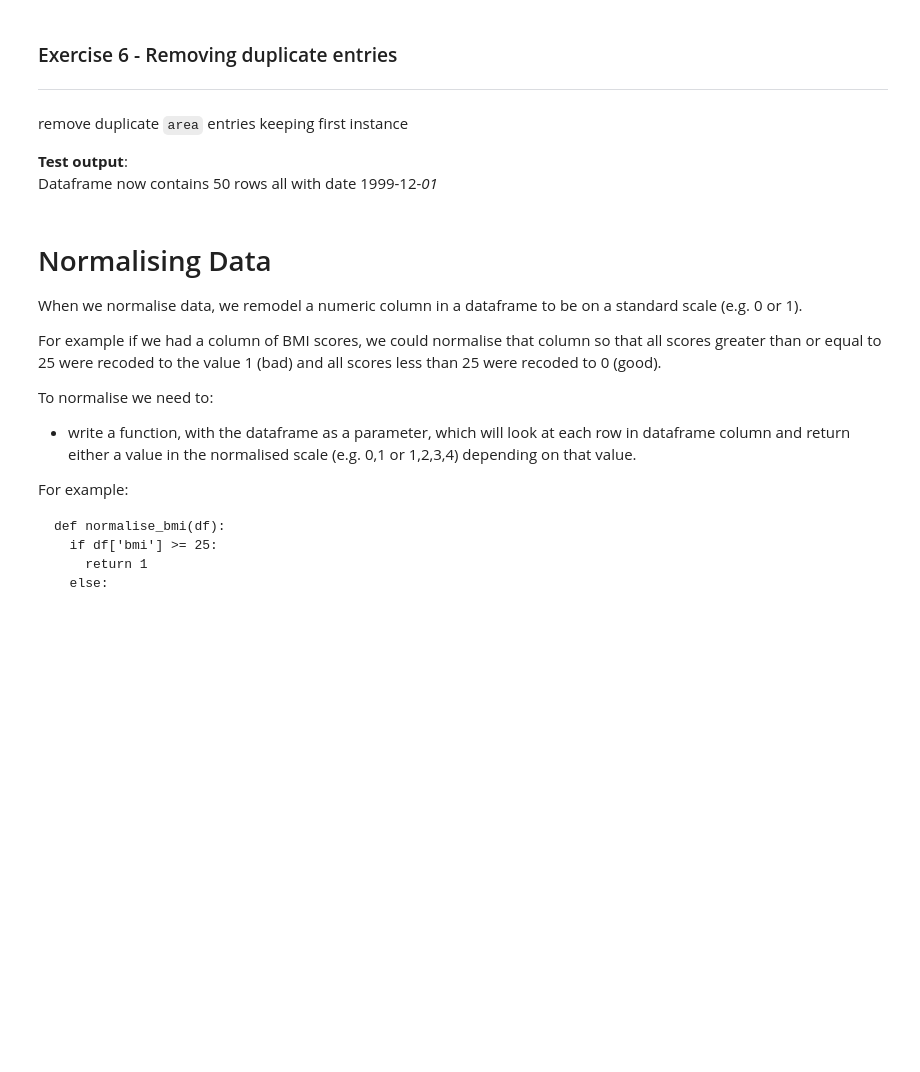
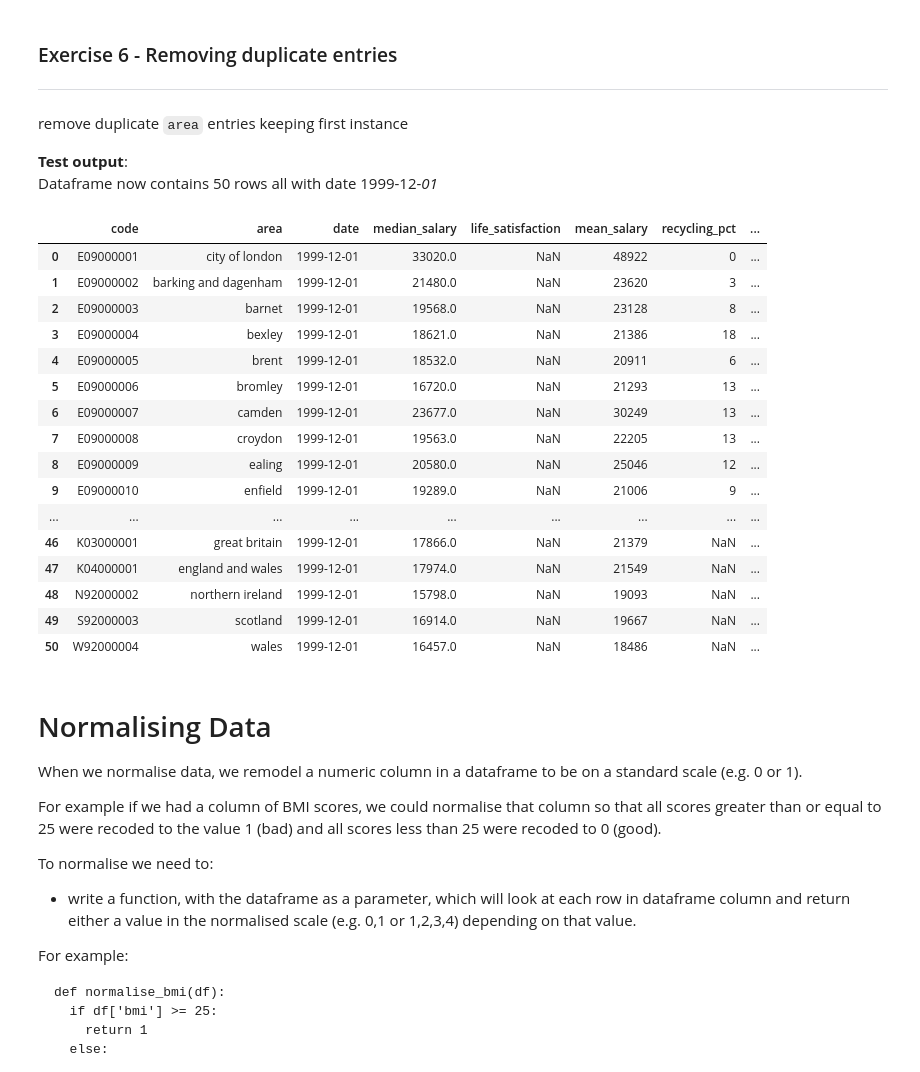
Before and after one commit to Kavikarthik14/Data-with-python, a Jupyter notebook: My_Progress_of_Sorting_and_cleaning.ipynb, the cells around one changed output. Saved outputs shown, nothing was run; the diff lists cells and outputs as text; code cells hidden in the pictures; blank space fills up the shorter version.

```diff
--- a/My_Progress_of_Sorting_and_cleaning.ipynb
+++ b/My_Progress_of_Sorting_and_cleaning.ipynb
@@ -212,6 +283,29 @@ remove duplicate `area` entries keeping first instance
 
 **Test output**:
  Dataframe now contains 50 rows all with date 1999-12-*01*
+# %%
+import pandas as pd
+url = 'https://raw.githubusercontent.com/futureCodersSE/working-with-data/main/Data%20sets/housing_in_london_yearly_variables.csv'
+df = pd.read_csv(url)
+df.drop_duplicates(subset = ['area'])
+# %% [output]
+|  | code | area | date | median_salary | life_satisfaction | mean_salary | recycling_pct | ... |
+| 0 | E09000001 | city of london | 1999-12-01 | 33020.0 | NaN | 48922 | 0 | ... |
+| 1 | E09000002 | barking and dagenham | 1999-12-01 | 21480.0 | NaN | 23620 | 3 | ... |
+| 2 | E09000003 | barnet | 1999-12-01 | 19568.0 | NaN | 23128 | 8 | ... |
+| 3 | E09000004 | bexley | 1999-12-01 | 18621.0 | NaN | 21386 | 18 | ... |
+| 4 | E09000005 | brent | 1999-12-01 | 18532.0 | NaN | 20911 | 6 | ... |
+| 5 | E09000006 | bromley | 1999-12-01 | 16720.0 | NaN | 21293 | 13 | ... |
+| 6 | E09000007 | camden | 1999-12-01 | 23677.0 | NaN | 30249 | 13 | ... |
+| 7 | E09000008 | croydon | 1999-12-01 | 19563.0 | NaN | 22205 | 13 | ... |
+| 8 | E09000009 | ealing | 1999-12-01 | 20580.0 | NaN | 25046 | 12 | ... |
+| 9 | E09000010 | enfield | 1999-12-01 | 19289.0 | NaN | 21006 | 9 | ... |
+| ... | ... | ... | ... | ... | ... | ... | ... | ... |
+| 46 | K03000001 | great britain | 1999-12-01 | 17866.0 | NaN | 21379 | NaN | ... |
+| 47 | K04000001 | england and wales | 1999-12-01 | 17974.0 | NaN | 21549 | NaN | ... |
+| 48 | N92000002 | northern ireland | 1999-12-01 | 15798.0 | NaN | 19093 | NaN | ... |
+| 49 | S92000003 | scotland | 1999-12-01 | 16914.0 | NaN | 19667 | NaN | ... |
+| 50 | W92000004 | wales | 1999-12-01 | 16457.0 | NaN | 18486 | NaN | ... |
 # %% [markdown]
 # Normalising Data
 When we normalise data, we remodel a numeric column in a dataframe to be on a standard scale (e.g. 0 or 1).
```
Also changed, not shown: parts of 5 cells of this notebook.
